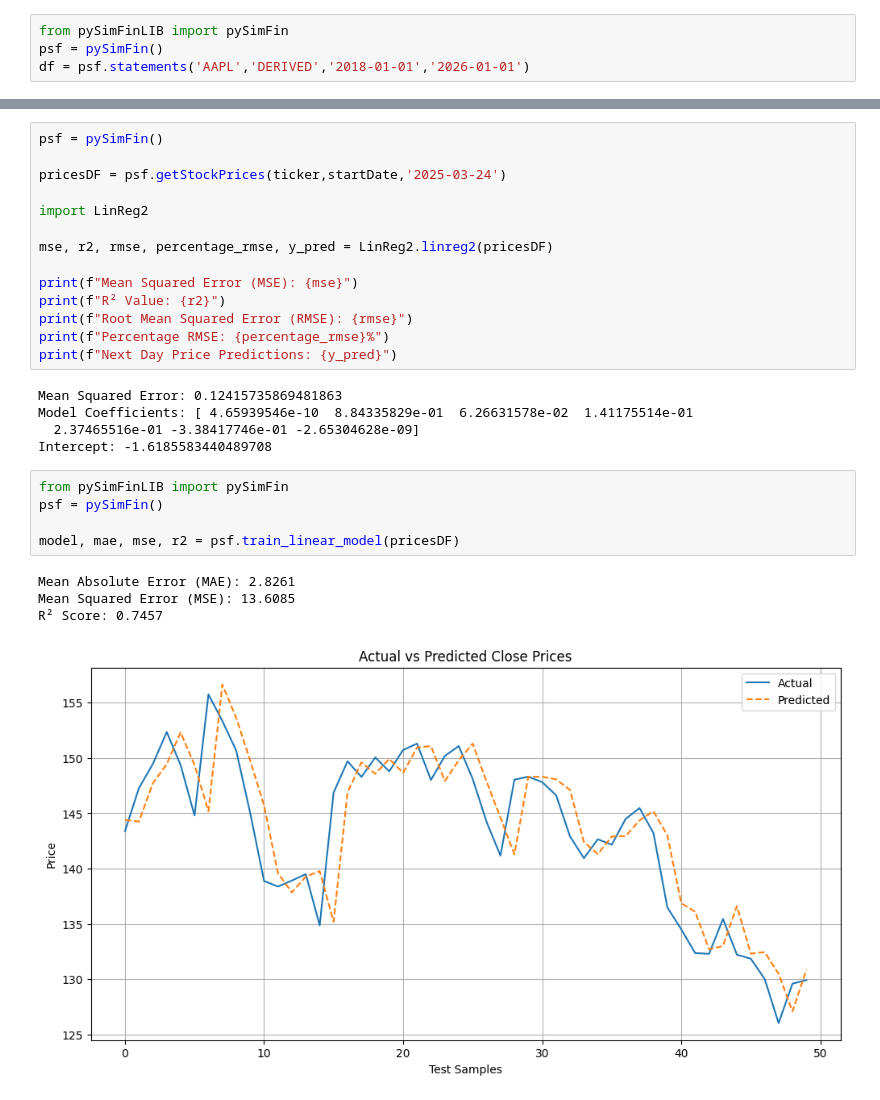
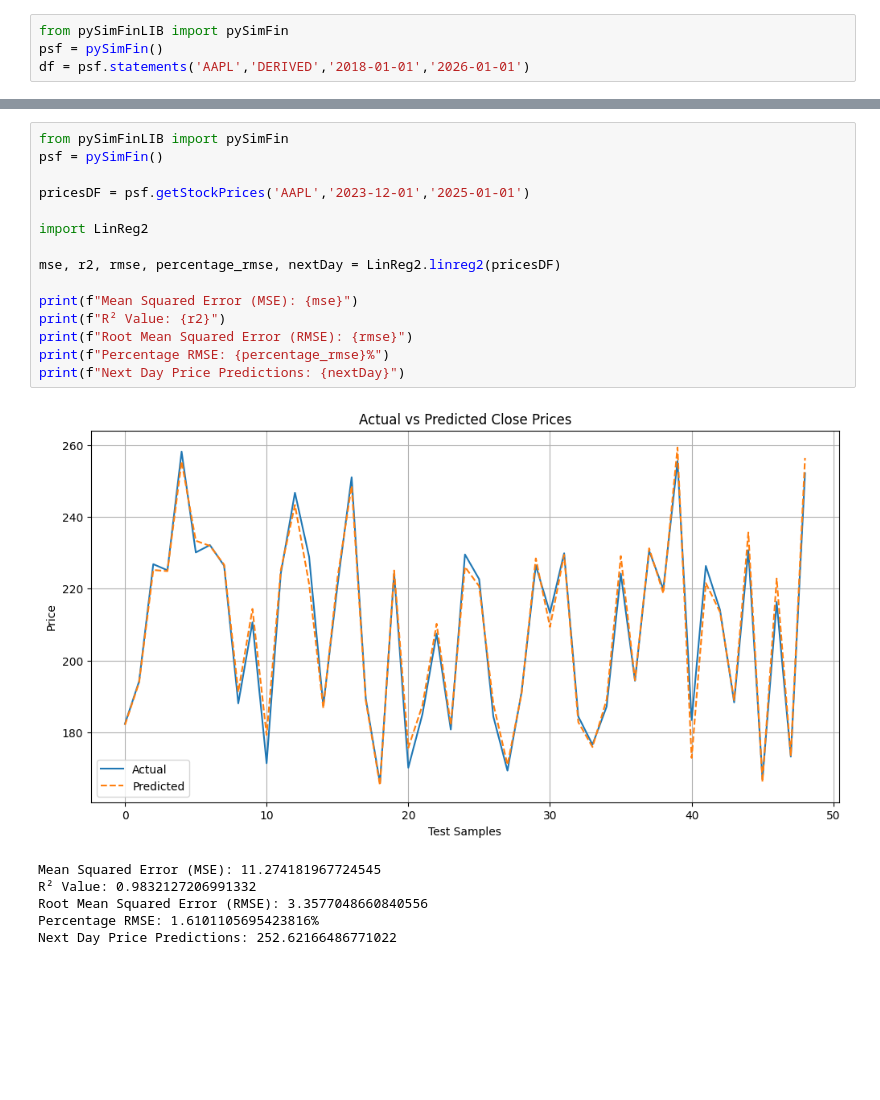
Before and after one commit to sajodajo/SimFin-G4, a Jupyter notebook: Group-4-SL.ipynb, the cells around one changed output, grey strips where cells are left out. Cells and saved outputs as stored; diff of their text form; blank space fills up the shorter version.

```diff
--- a/Group-4-SL.ipynb
+++ b/Group-4-SL.ipynb
@@ -434,29 +338,22 @@ importlib.reload(pySimFinLIB)
 # %%
+from pySimFinLIB import pySimFin
 psf = pySimFin()
 
-pricesDF = psf.getStockPrices(ticker,startDate,'2025-03-24')
+pricesDF = psf.getStockPrices('AAPL','2023-12-01','2025-01-01')
 
 import LinReg2
 
-mse, r2, rmse, percentage_rmse, y_pred = LinReg2.linreg2(pricesDF)
+mse, r2, rmse, percentage_rmse, nextDay = LinReg2.linreg2(pricesDF)
 
 print(f"Mean Squared Error (MSE): {mse}")
 print(f"R² Value: {r2}")
 print(f"Root Mean Squared Error (RMSE): {rmse}")
 print(f"Percentage RMSE: {percentage_rmse}%")
-print(f"Next Day Price Predictions: {y_pred}")
+print(f"Next Day Price Predictions: {nextDay}")
 # %% [output]
+[figure, added]
-Mean Squared Error: 0.12415735869481863
-Model Coefficients: [ 4.65939546e-10  8.84335829e-01  6.26631578e-02  1.41175514e-01
-  2.37465516e-01 -3.38417746e-01 -2.65304628e-09]
-Intercept: -1.6185583440489708
+Mean Squared Error (MSE): 11.274181967724545
+R² Value: 0.9832127206991332
+Root Mean Squared Error (RMSE): 3.3577048660840556
+Percentage RMSE: 1.6101105695423816%
+Next Day Price Predictions: 252.62166486771022
-# %%
-from pySimFinLIB import pySimFin
-psf = pySimFin()
-
-model, mae, mse, r2 = psf.train_linear_model(pricesDF)
-# %% [output]
-Mean Absolute Error (MAE): 2.8261
-Mean Squared Error (MSE): 13.6085
-R² Score: 0.7457
-[figure, removed]
```
Also changed, not shown: parts of 22 cells of this notebook, 2 other files.
